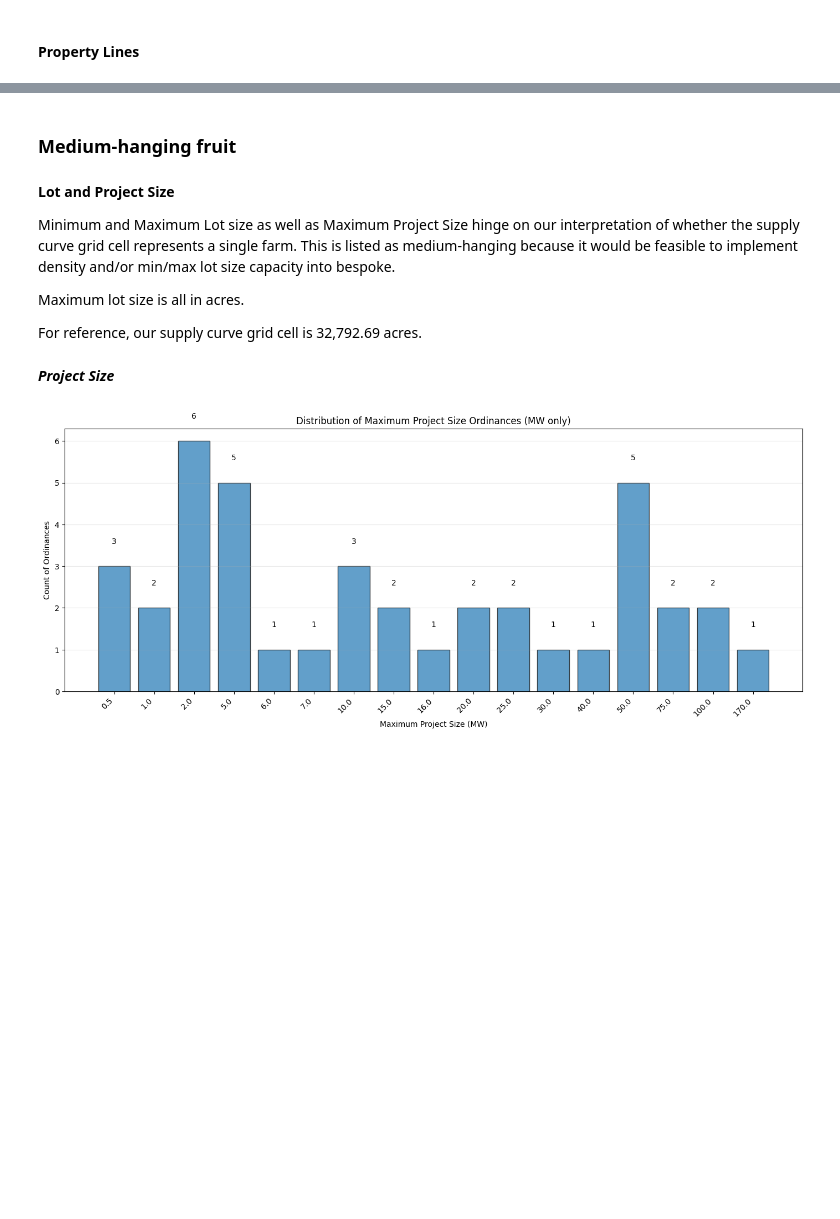
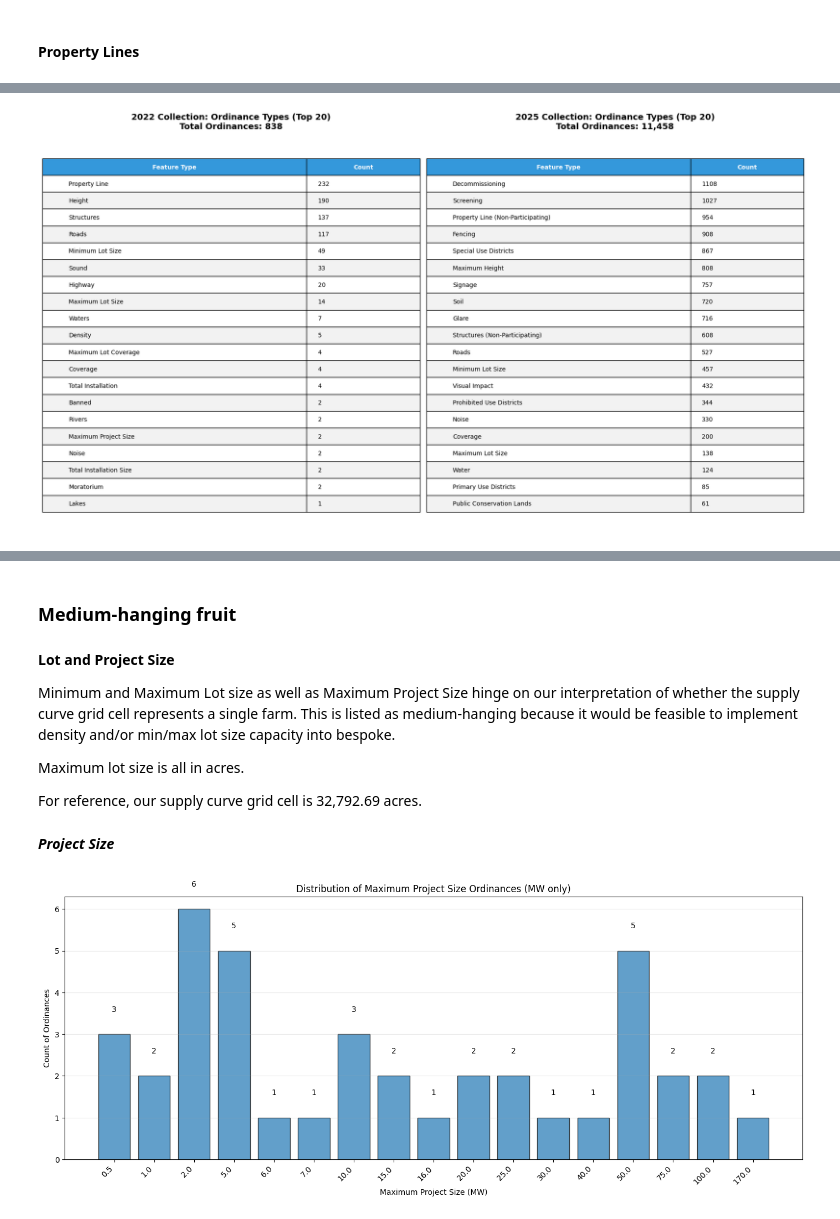
Before and after one commit to gabezuckerman/compass-integration-roadmap, a Jupyter notebook: compass_integration_roadmap_pv.ipynb, the cells around one changed output, grey strips where cells are left out. Saved outputs shown, nothing was run; the diff lists cells and outputs as text; code cells hidden in the pictures; blank space fills up the shorter version.

```diff
--- a/compass_integration_roadmap_pv.ipynb
+++ b/compass_integration_roadmap_pv.ipynb
@@ -770,0 +971,82 @@ property line ordinances):
+# %%
+# Create nicely formatted comparison tables for old and new datasets
+
+# Normalize feature names by converting to lowercase for consistent grouping
+old_ord_normalized = old_ord.copy()
+old_ord_normalized['Feature Type Normalized'] = old_ord_normalized['Feature Type'].str.lower().str.strip()
+
+ord_normalized = ord.copy()
+ord_normalized['Feature Normalized'] = ord_normalized['Feature'].str.lower().str.strip()
+
+# Get feature counts for both datasets (using normalized names)
+old_feature_counts = old_ord_normalized['Feature Type Normalized'].value_counts().reset_index()
+old_feature_counts.columns = ['Feature Type', 'Count']
+# Capitalize first letter of each word for display
+old_feature_counts['Feature Type'] = old_feature_counts['Feature Type'].str.title()
+old_feature_counts = old_feature_counts.sort_values('Count', ascending=False)
+
+new_feature_counts = ord_normalized['Feature Normalized'].value_counts().reset_index()
+new_feature_counts.columns = ['Feature Type', 'Count']
+# Capitalize first letter of each word for display
+new_feature_counts['Feature Type'] = new_feature_counts['Feature Type'].str.title()
+new_feature_counts = new_feature_counts.sort_values('Count', ascending=False)
+
+# Create side-by-side comparison
+fig, (ax1, ax2) = plt.subplots(1, 2, figsize=(18, 10))
+
+# Old dataset table
+ax1.axis('tight')
+ax1.axis('off')
+old_table = ax1.table(cellText=old_feature_counts.head(20).values,
+                      colLabels=old_feature_counts.columns,
+                      cellLoc='left',
+                      loc='center',
+                      colWidths=[0.7, 0.3])
+old_table.auto_set_font_size(False)
+old_table.set_fontsize(10)
+old_table.scale(1, 2)
+
+# Style header
+for i in range(len(old_feature_counts.columns)):
+    old_table[(0, i)].set_facecolor('#3498db')
+    old_table[(0, i)].set_text_props(weight='bold', color='white')
+
+# Alternate row colors
+for i in range(1, min(21, len(old_feature_counts) + 1)):
+    if i % 2 == 0:
+        for j in range(len(old_feature_counts.columns)):
+            old_table[(i, j)].set_facecolor('#f2f2f2')
+
+ax1.set_title(f'2022 Collection: Ordinance Types (Top 20)\nTotal Ordinances: {len(old_ord):,}',
+              fontsize=14, fontweight='bold', pad=20)
+
+# New dataset table
+ax2.axis('tight')
+ax2.axis('off')
+new_table = ax2.table(cellText=new_feature_counts.head(20).values,
+                      colLabels=new_feature_counts.columns,
+                      cellLoc='left',
+                      loc='center',
+                      colWidths=[0.7, 0.3])
+new_table.auto_set_font_size(False)
+new_table.set_fontsize(10)
+new_table.scale(1, 2)
+
+# Style header
+for i in range(len(new_feature_counts.columns)):
+    new_table[(0, i)].set_facecolor('#3498db')
+    new_table[(0, i)].set_text_props(weight='bold', color='white')
+
+# Alternate row colors
+for i in range(1, min(21, len(new_feature_counts) + 1)):
+    if i % 2 == 0:
+        for j in range(len(new_feature_counts.columns)):
+            new_table[(i, j)].set_facecolor('#f2f2f2')
+
+ax2.set_title(f'2025 Collection: Ordinance Types (Top 20)\nTotal Ordinances: {len(ord):,}',
+              fontsize=14, fontweight='bold', pad=20)
+
+plt.tight_layout()
+plt.show()
+# %% [output]
+[figure, added]
```
Also changed, not shown: parts of 7 cells of this notebook, 20 other files.
